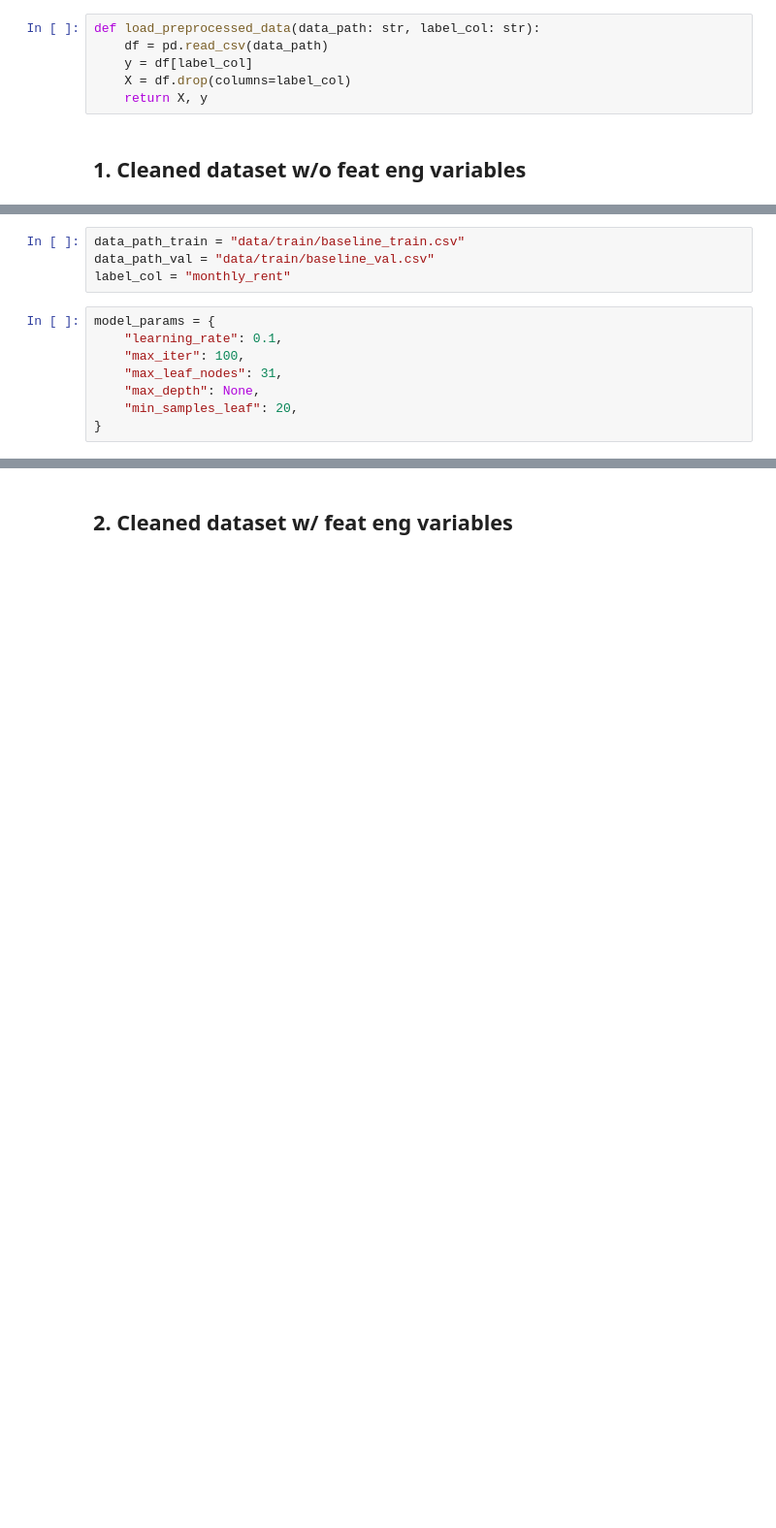
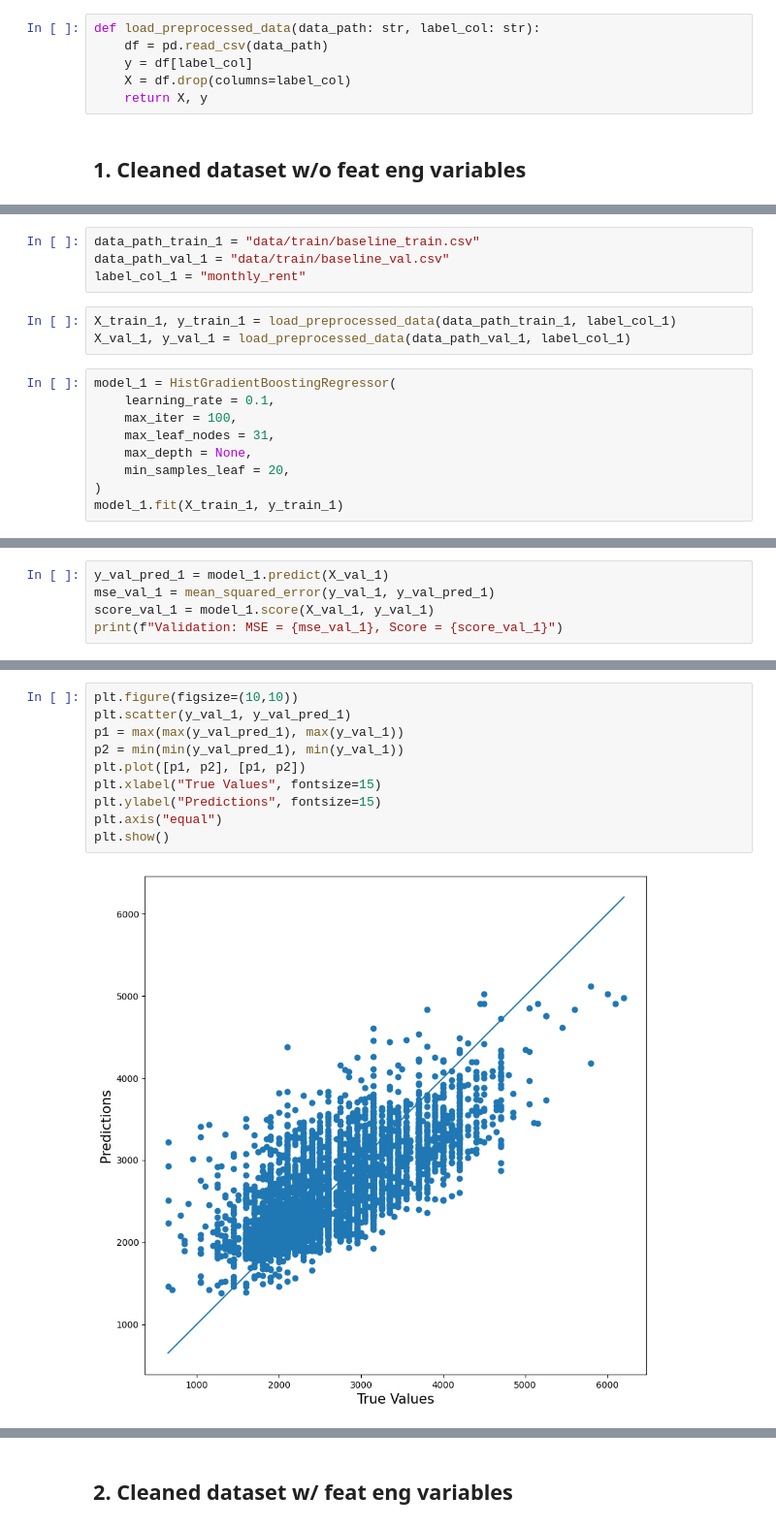
Before and after one commit to benhgm/cs5228_flat_rental, a Jupyter notebook: lightgbm.ipynb, the cells around one changed output, grey strips where cells are left out. Shown: that part at 97% size. Saved outputs shown, nothing was run; the diff lists cells and outputs as text; blank space fills up the shorter version.

```diff
--- a/lightgbm.ipynb
+++ b/lightgbm.ipynb
@@ -15,12 +20,16 @@ def load_preprocessed_data(data_path: str, label_col: str):
 # %%
-data_path_train = "data/train/baseline_train.csv"
-data_path_val = "data/train/baseline_val.csv"
-label_col = "monthly_rent"
+data_path_train_1 = "data/train/baseline_train.csv"
+data_path_val_1 = "data/train/baseline_val.csv"
+label_col_1 = "monthly_rent"
+# %%
+X_train_1, y_train_1 = load_preprocessed_data(data_path_train_1, label_col_1)
+X_val_1, y_val_1 = load_preprocessed_data(data_path_val_1, label_col_1)
 # %%
-model_params = {
-    "learning_rate": 0.1,
-    "max_iter": 100,
-    "max_leaf_nodes": 31,
-    "max_depth": None,
-    "min_samples_leaf": 20,
-}
+model_1 = HistGradientBoostingRegressor(
+    learning_rate = 0.1,
+    max_iter = 100,
+    max_leaf_nodes = 31,
+    max_depth = None,
+    min_samples_leaf = 20,
+)
+model_1.fit(X_train_1, y_train_1)
@@ -45,0 +45,5 @@ Validation: MSE = 226121.3467232415, Score = 0.5387529021447376
+# %%
+y_val_pred_1 = model_1.predict(X_val_1)
+mse_val_1 = mean_squared_error(y_val_1, y_val_pred_1)
+score_val_1 = model_1.score(X_val_1, y_val_1)
+print(f"Validation: MSE = {mse_val_1}, Score = {score_val_1}")
@@ -45,0 +52,12 @@ Validation: MSE = 226121.3467232415, Score = 0.5387529021447376
+# %%
+plt.figure(figsize=(10,10))
+plt.scatter(y_val_1, y_val_pred_1)
+p1 = max(max(y_val_pred_1), max(y_val_1))
+p2 = min(min(y_val_pred_1), min(y_val_1))
+plt.plot([p1, p2], [p1, p2])
+plt.xlabel("True Values", fontsize=15)
+plt.ylabel("Predictions", fontsize=15)
+plt.axis("equal")
+plt.show()
+# %% [output]
+[figure, added]
```
Also changed, not shown: parts of 46 cells of this notebook.
